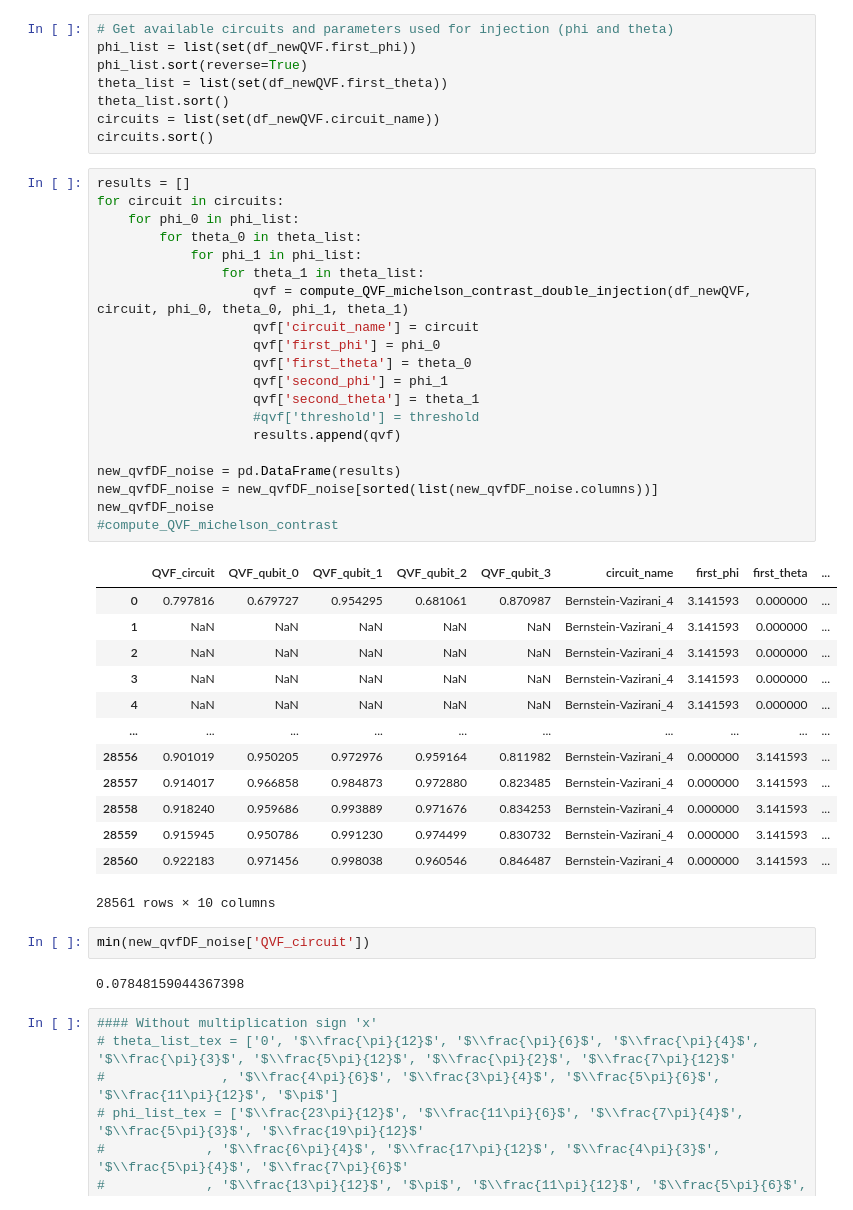
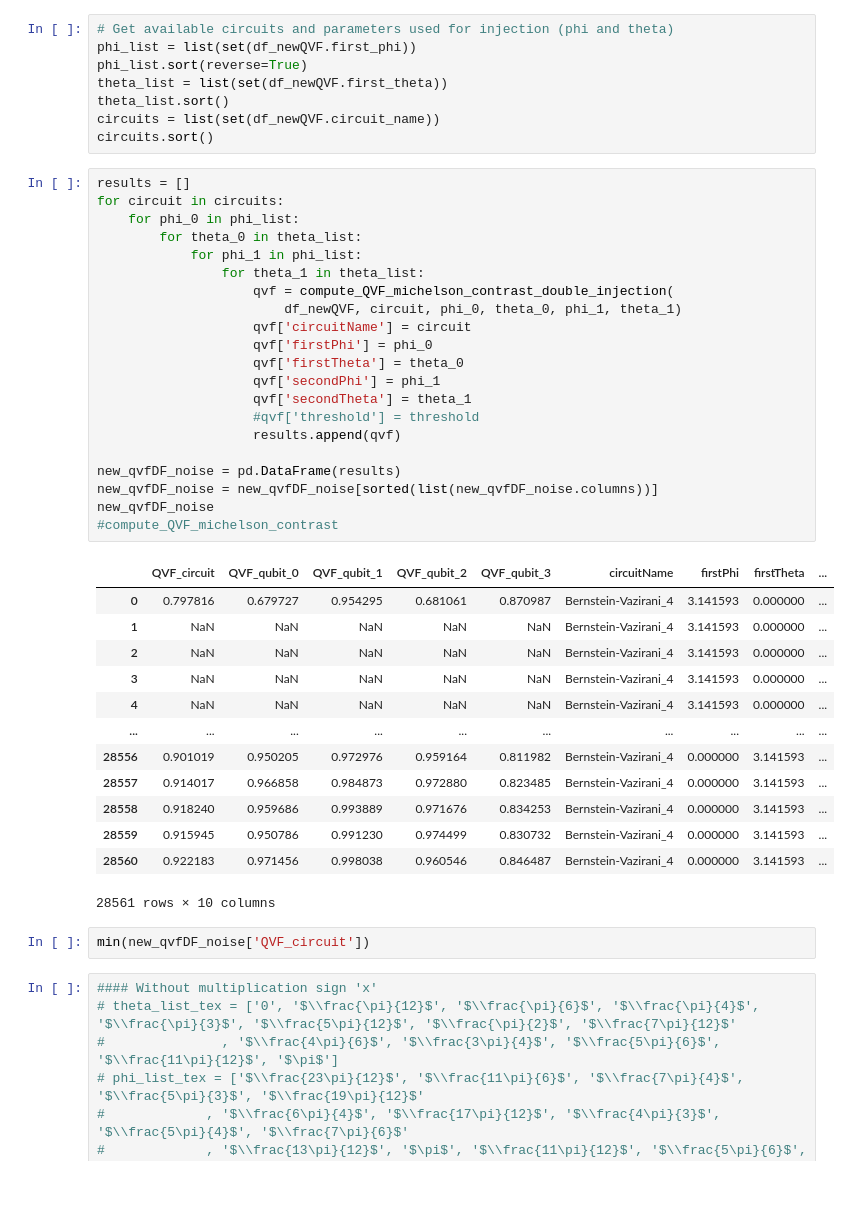
Before and after one commit to QuTAM/QuFI, a Jupyter notebook: reports/double_FI.ipynb, the cells around one changed output. Drawn from its saved outputs; the diff is of its cells as text.

```diff
--- a/reports/double_FI.ipynb
+++ b/reports/double_FI.ipynb
@@ -301,25 +287,26 @@ circuits.sort()
 # %%
 results = []
 for circuit in circuits:
     for phi_0 in phi_list:
         for theta_0 in theta_list:
             for phi_1 in phi_list:
                 for theta_1 in theta_list:
-                    qvf = compute_QVF_michelson_contrast_double_injection(df_newQVF, circuit, phi_0, theta_0, phi_1, theta_1)
-                    qvf['circuit_name'] = circuit
-                    qvf['first_phi'] = phi_0
-                    qvf['first_theta'] = theta_0
-                    qvf['second_phi'] = phi_1
-                    qvf['second_theta'] = theta_1
+                    qvf = compute_QVF_michelson_contrast_double_injection(
+                        df_newQVF, circuit, phi_0, theta_0, phi_1, theta_1)
+                    qvf['circuitName'] = circuit
+                    qvf['firstPhi'] = phi_0
+                    qvf['firstTheta'] = theta_0
+                    qvf['secondPhi'] = phi_1
+                    qvf['secondTheta'] = theta_1
                     #qvf['threshold'] = threshold
                     results.append(qvf)
 
 new_qvfDF_noise = pd.DataFrame(results)
 new_qvfDF_noise = new_qvfDF_noise[sorted(list(new_qvfDF_noise.columns))]
 new_qvfDF_noise
 #compute_QVF_michelson_contrast
 # %% [output]
-|  | QVF_circuit | QVF_qubit_0 | QVF_qubit_1 | QVF_qubit_2 | QVF_qubit_3 | circuit_name | first_phi | first_theta | ... |
+|  | QVF_circuit | QVF_qubit_0 | QVF_qubit_1 | QVF_qubit_2 | QVF_qubit_3 | circuitName | firstPhi | firstTheta | ... |
 | 0 | 0.797816 | 0.679727 | 0.954295 | 0.681061 | 0.870987 | Bernstein-Vazirani_4 | 3.141593 | 0.000000 | ... |
 | 1 | NaN | NaN | NaN | NaN | NaN | Bernstein-Vazirani_4 | 3.141593 | 0.000000 | ... |
 | 2 | NaN | NaN | NaN | NaN | NaN | Bernstein-Vazirani_4 | 3.141593 | 0.000000 | ... |
@@ -334,8 +321,6 @@ new_qvfDF_noise
 28561 rows × 10 columns
 # %%
 min(new_qvfDF_noise['QVF_circuit'])
-# %% [output]
-0.07848159044367398
 # %%
 #### Without multiplication sign 'x'
 # theta_list_tex = ['0', '$\\frac{\pi}{12}$', '$\\frac{\pi}{6}$', '$\\frac{\pi}{4}$', '$\\frac{\pi}{3}$', '$\\frac{5\pi}{12}$', '$\\frac{\pi}{2}$', '$\\frac{7\pi}{12}$'
```
Also changed, not shown: parts of 3 cells of this notebook.
